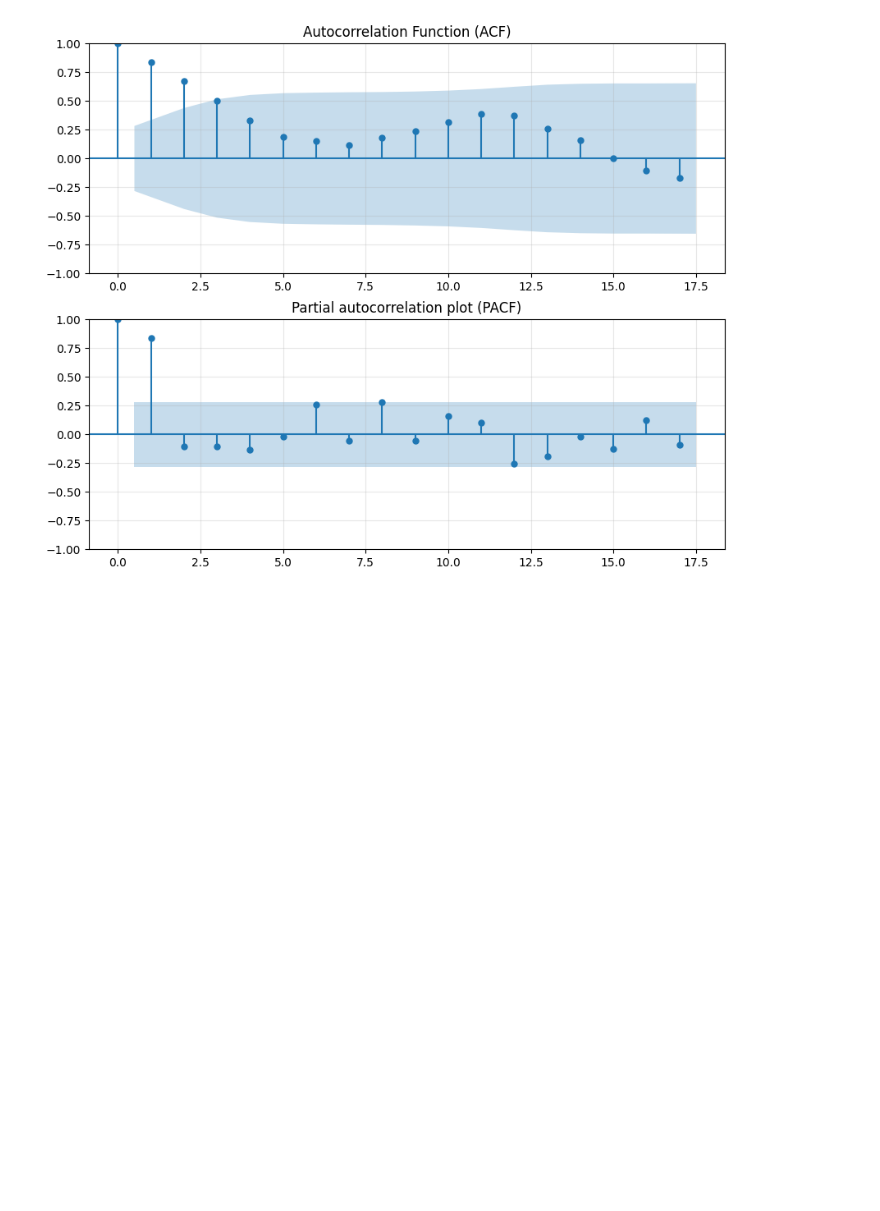
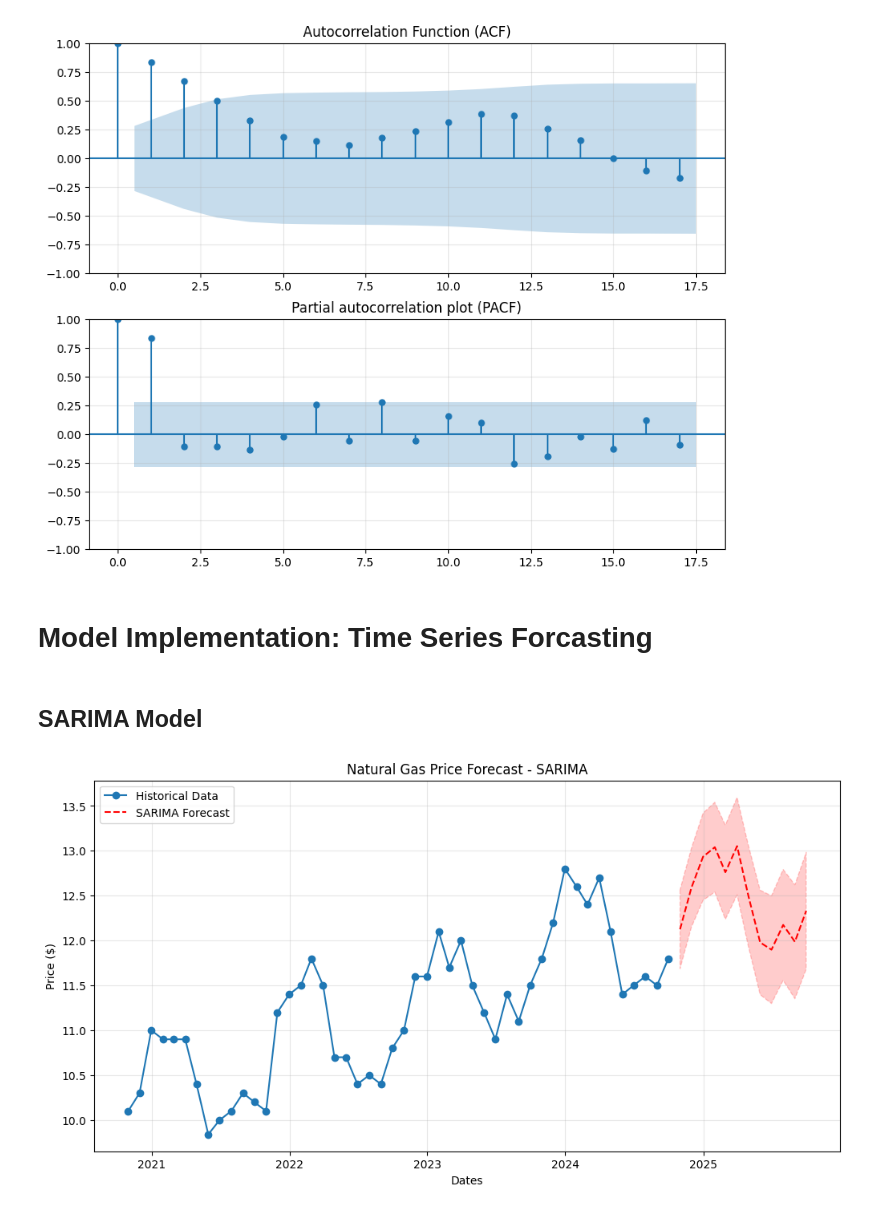
Before and after one commit to raz0208/Natural-Gas-Price-Interpolation-Forecasting, a Jupyter notebook: Advance_Quantitative_Research-Natural_Gas_Price_Forecasting.ipynb, the cells around one changed output. Cells and saved outputs as stored; diff of their text form; code cells hidden in the pictures; blank space fills up the shorter version.

```diff
--- a/Advance_Quantitative_Research-Natural_Gas_Price_Forecasting.ipynb
+++ b/Advance_Quantitative_Research-Natural_Gas_Price_Forecasting.ipynb
@@ -244,3 +246,39 @@ Critical value 5%: 0.463
 Critical value 2.5%: 0.574
 Critical value 1%: 0.739
 [figure]
+# %% [markdown]
+# Model Implementation: Time Series Forcasting
+# %% [markdown]
+## SARIMA Model
+# %%
+# Fit SARIMA Model
+SARIMA_model = SARIMAX(df_month['Prices'],
+                       order=(1, 1, 1), # Order (p,d,q): (1,1,1) -> Standard starting point for trending data
+                       seasonal_order=(1, 1, 1, 12), # Seasonal Order (P,D,Q,s): (1,1,1,12) -> Yearly seasonality
+                       enforce_stationarity=False,
+                       enforce_invertibility=False
+                       )
+SARIMA_result = SARIMA_model.fit()
+# # Print Summary
+# print(SARIMA_result.summary())
+
+# SARIMA Model Forecast
+steps = 12
+SARIMA_forecast = SARIMA_result.get_forecast(steps=steps)
+SARIMA_forecast_mean = SARIMA_forecast.predicted_mean
+SARIMA_conf_int = SARIMA_forecast.conf_int()
+
+# SARIMA Model Forecasting Visualisation
+plt.figure(figsize=(12, 6))
+plt.plot(df_month.index, df_month['Prices'], label='Historical Data', marker='o', linestyle='-') # Historical data
+plt.plot(SARIMA_forecast_mean.index, SARIMA_forecast_mean, label='SARIMA Forecast', linestyle='--', color='red') # SARIMA Forecast
+plt.fill_between(SARIMA_forecast_mean.index, SARIMA_conf_int.iloc[:, 0],
+                 SARIMA_conf_int.iloc[:, 1], linestyle='--', color='red', alpha=0.2) # Confidence Interwall
+plt.title('Natural Gas Price Forecast - SARIMA')
+plt.xlabel('Dates')
+plt.ylabel('Price ($)')
+plt.legend()
+plt.grid(True, alpha=0.3)
+plt.show()
+# %% [output]
+[figure, added]
```
Also changed, not shown: parts of 3 cells of this notebook.
